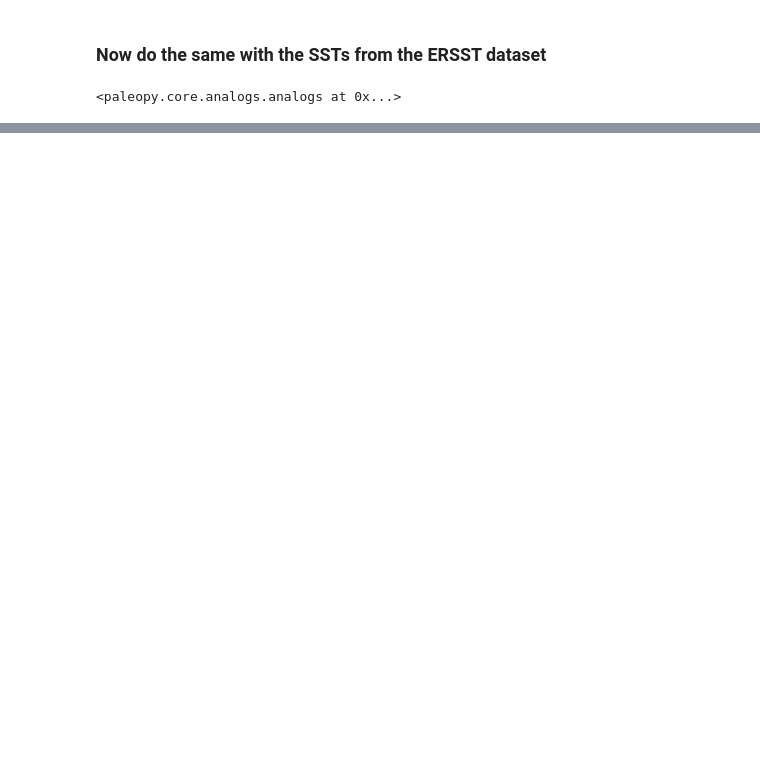
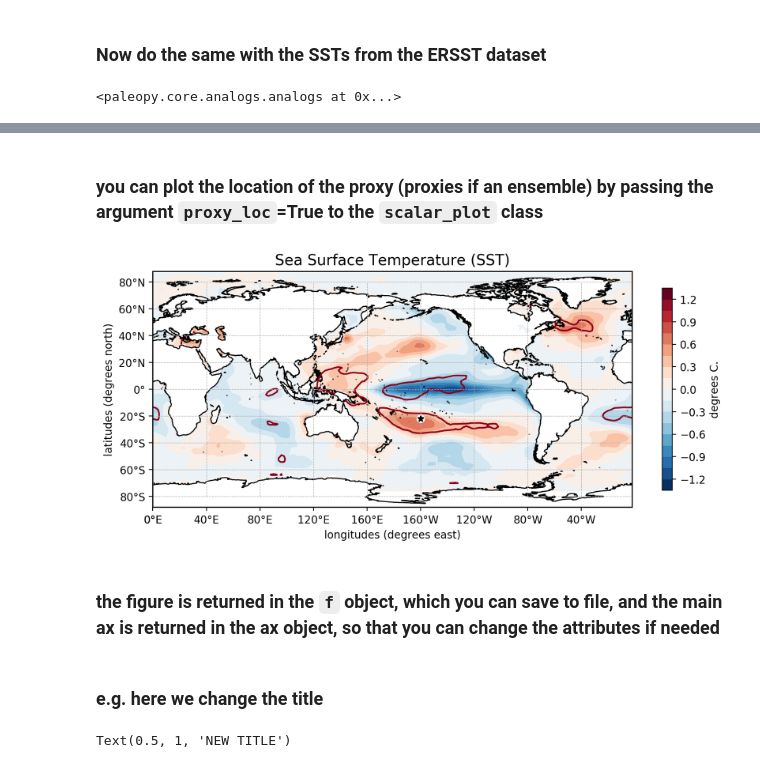
Before and after one commit to nicolasfauchereau/PICT_notebooks, a Jupyter notebook: notebooks/proxy.ipynb, the cells around one changed output, grey strips where cells are left out. Cells and saved outputs as stored; diff of their text form; code cells hidden in the pictures; blank space fills up the shorter version.

```diff
--- a/notebooks/proxy.ipynb
+++ b/notebooks/proxy.ipynb
@@ -414,0 +336,14 @@ compos.locations
+# %% [markdown]
+### you can plot the location of the proxy (proxies if an ensemble) by passing the argument `proxy_loc`=True to the `scalar_plot` class
+# %%
+f, ax = scalar_plot(compos, proxies_loc=True).plot()
+# %% [output]
+[figure, added]
+# %% [markdown]
+### the figure is returned in the `f` object, which you can save to file, and the main ax is returned in the ax object, so that you can change the attributes if needed
+# %% [markdown]
+### e.g. here we change the title
+# %%
+ax.set_title('NEW TITLE')
+# %% [output]
+Text(0.5, 1, 'NEW TITLE')
```
Also changed, not shown: parts of 34 cells of this notebook.
